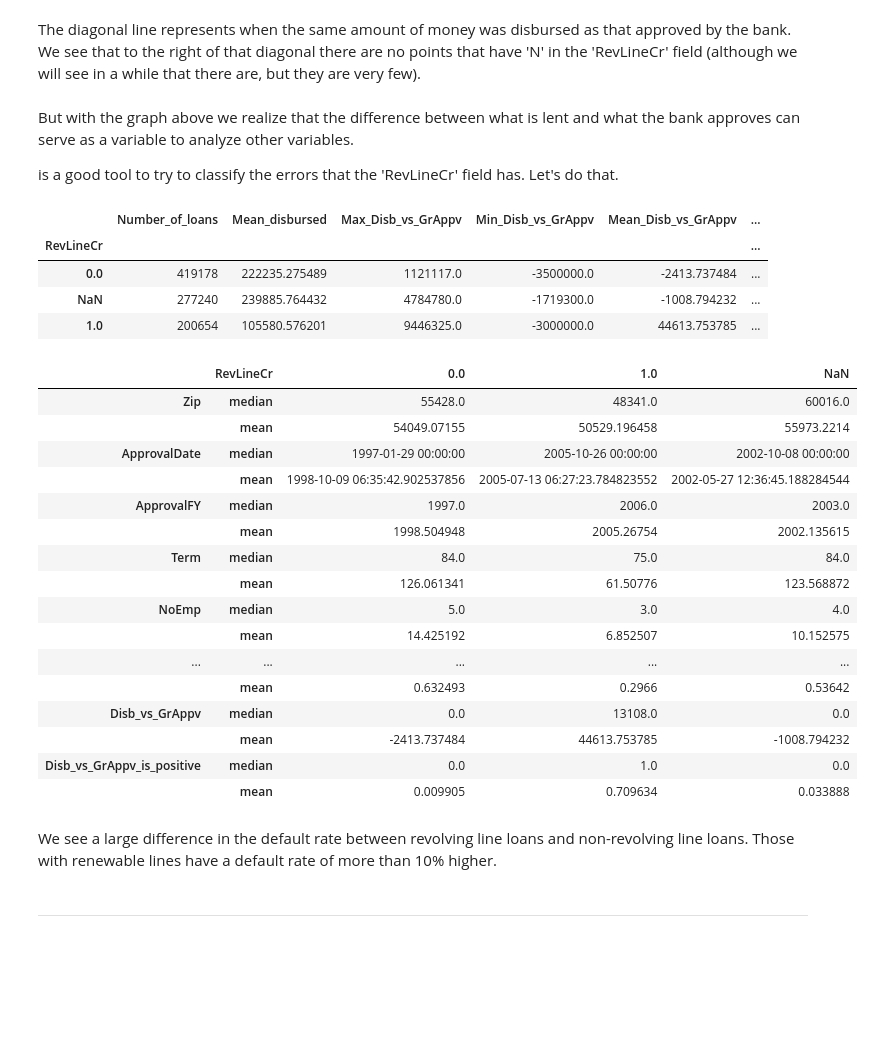
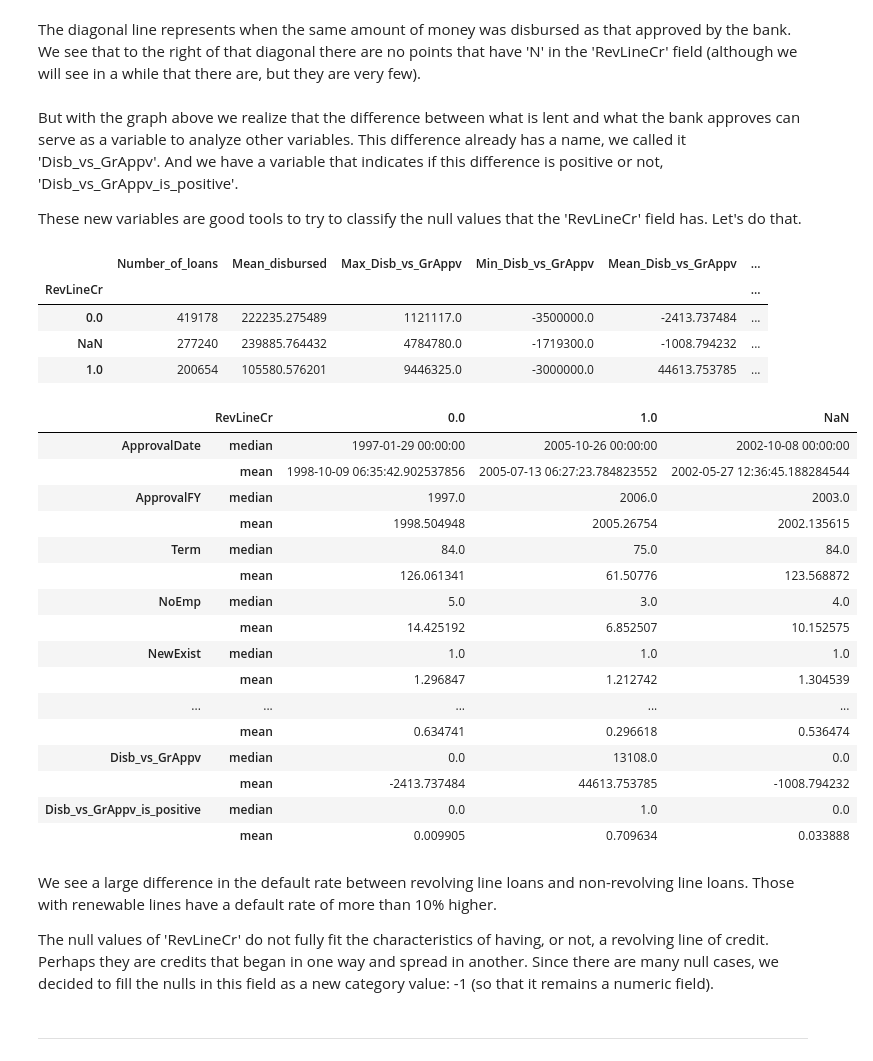
Before and after one commit to HGalletti/Pr-stamos-bancarios, a Jupyter notebook: loans.ipynb, the cells around one changed output. Saved outputs shown, nothing was run; the diff lists cells and outputs as text; code cells hidden in the pictures; blank space fills up the shorter version.

```diff
--- a/loans.ipynb
+++ b/loans.ipynb
@@ -984,6 +1027,9 @@ Another useful fields:
 We create a new field which indicates if the company state is the same as the branch bank state or not.
 # %%
 loans['SameState']=loans['State'].eq(loans['BankState'])
+# %%
+loans.loc[loans['BankState'].isnull(),'SameState']=np.nan # We want field 'SameState' to be null if field 'BankState' is null.
+loans.loc[loans['State'].isnull(),'SameState']=np.nan # Same thing if the field State is null.
 # %% [markdown]
 Fields quantifying the difference between the disbursed amount and the approved amount:
 # %%
@@ -1424,9 +1480,9 @@ ax.set(xlabel='Disbursement Gross', ylabel='Amount approved by bank',title = 'Di
 # %% [markdown]
 The diagonal line represents when the same amount of money was disbursed as that approved by the bank. We see that to the right of that diagonal there are no points that have 'N' in the 'RevLineCr' field (although we will see in a while that there are, but they are very few).
 # %% [markdown]
-But with the graph above we realize that the difference between what is lent and what the bank approves can serve as a variable to analyze other variables.
+But with the graph above we realize that the difference between what is lent and what the bank approves can serve as a variable to analyze other variables. This difference already has a name, we called it 'Disb_vs_GrAppv'. And we have a variable that indicates if this difference is positive or not, 'Disb_vs_GrAppv_is_positive'.
 
-is a good tool to try to classify the errors that the 'RevLineCr' field has. Let's do that.
+These new variables are good tools to try to classify the null values that the 'RevLineCr' field has. Let's do that.
 # %%
 loans.groupby(['RevLineCr'], dropna=False).agg(Number_of_loans=('DisbursementGross', 'count'),
     Mean_disbursed=('DisbursementGross', 'mean'), Max_Disb_vs_GrAppv =('Disb_vs_GrAppv', 'max'),
@@ -1440,11 +1496,9 @@ loans.groupby(['RevLineCr'], dropna=False).agg(Number_of_loans=('DisbursementGro
 | NaN | 277240 | 239885.764432 | 4784780.0 | -1719300.0 | -1008.794232 | ... |
 | 1.0 | 200654 | 105580.576201 | 9446325.0 | -3000000.0 | 44613.753785 | ... |
 # %%
-loans.drop(['Name', 'City', 'State', 'Bank', 'BankState', 'ChgOffPrinGr'], axis=1).groupby(['RevLineCr'], dropna=False).agg(['median', 'mean']).T
+loans.drop(['Name', 'Zip', 'City', 'State', 'Bank', 'BankState', 'ChgOffDate','ChgOffPrinGr'], axis=1).groupby(['RevLineCr'], dropna=False).agg(['median', 'mean']).T
 # %% [output]
 |  | RevLineCr | 0.0 | 1.0 | NaN |
-| Zip | median | 55428.0 | 48341.0 | 60016.0 |
-|  | mean | 54049.07155 | 50529.196458 | 55973.2214 |
 | ApprovalDate | median | 1997-01-29 00:00:00 | 2005-10-26 00:00:00 | 2002-10-08 00:00:00 |
 |  | mean | 1998-10-09 06:35:42.902537856 | 2005-07-13 06:27:23.784823552 | 2002-05-27 12:36:45.188284544 |
 | ApprovalFY | median | 1997.0 | 2006.0 | 2003.0 |
@@ -1453,14 +1507,18 @@ loans.drop(['Name', 'City', 'State', 'Bank', 'BankState', 'ChgOffPrinGr'], axis=
 |  | mean | 126.061341 | 61.50776 | 123.568872 |
 | NoEmp | median | 5.0 | 3.0 | 4.0 |
 |  | mean | 14.425192 | 6.852507 | 10.152575 |
+| NewExist | median | 1.0 | 1.0 | 1.0 |
+|  | mean | 1.296847 | 1.212742 | 1.304539 |
 | ... | ... | ... | ... | ... |
-|  | mean | 0.632493 | 0.2966 | 0.53642 |
+|  | mean | 0.634741 | 0.296618 | 0.536474 |
 | Disb_vs_GrAppv | median | 0.0 | 13108.0 | 0.0 |
 |  | mean | -2413.737484 | 44613.753785 | -1008.794232 |
 | Disb_vs_GrAppv_is_positive | median | 0.0 | 1.0 | 0.0 |
 |  | mean | 0.009905 | 0.709634 | 0.033888 |
 # %% [markdown]
 We see a large difference in the default rate between revolving line loans and non-revolving line loans. Those with renewable lines have a default rate of more than 10% higher.
+
+The null values of 'RevLineCr' do not fully fit the characteristics of having, or not, a revolving line of credit. Perhaps they are credits that began in one way and spread in another. Since there are many null cases, we decided to fill the nulls in this field as a new category value: -1 (so that it remains a numeric field).
 # %% [markdown]
 ---------------------------------------------------------------------------------------------------------
 # %% [markdown]
```
Also changed, not shown: parts of 136 cells of this notebook, 3 other files.
